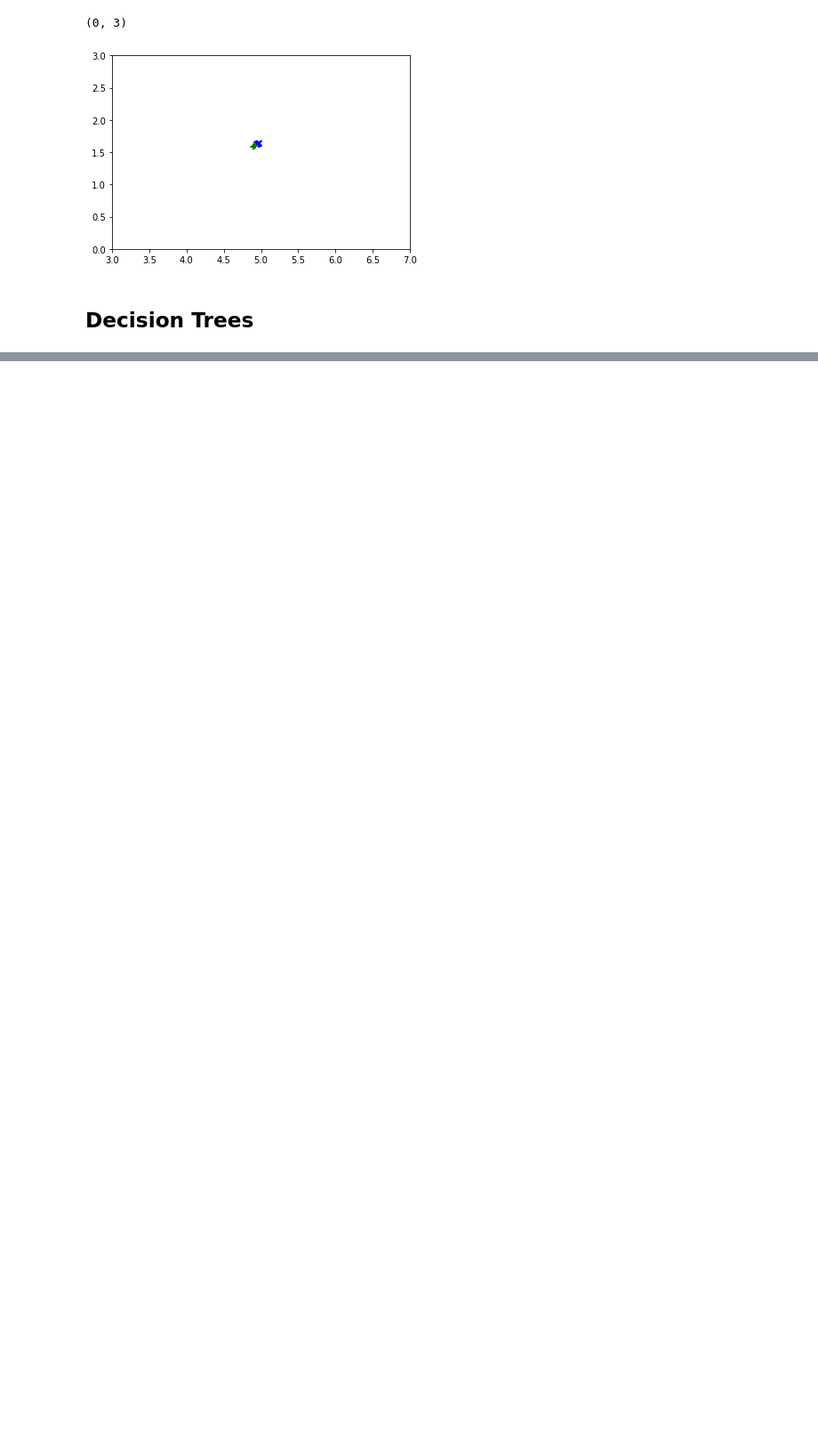
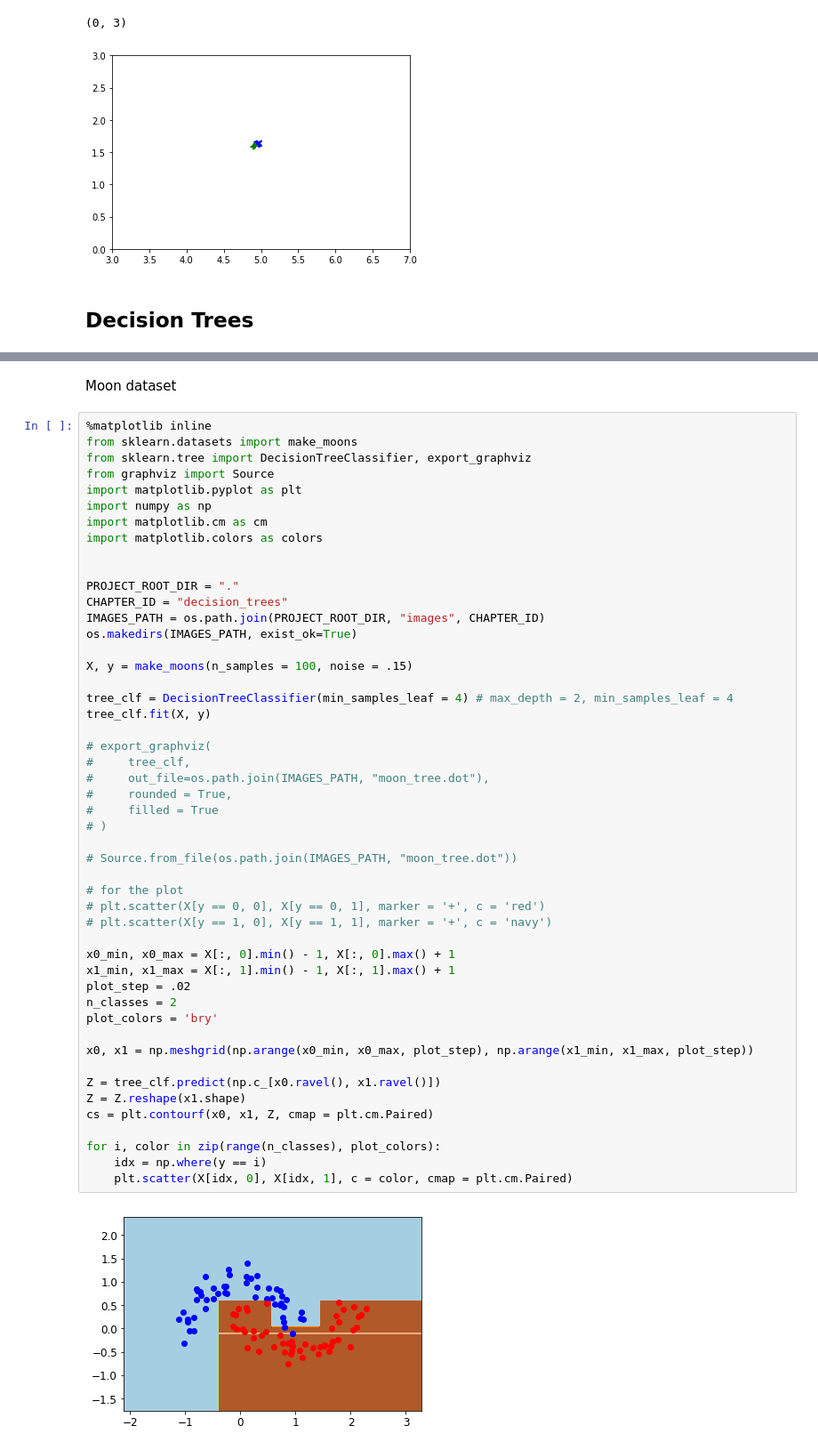
Before and after one commit to shunw/p_tools, a Jupyter notebook: machine_learn_alg_pra.ipynb, the cells around one changed output, grey strips where cells are left out. Shown: that part at 89% size. Drawn from its saved outputs; the diff is of its cells as text; blank space fills up the shorter version.

Commit message:
decision tree

```diff
--- a/machine_learn_alg_pra.ipynb
+++ b/machine_learn_alg_pra.ipynb
@@ -239,0 +215,53 @@ SyntaxError: invalid syntax (<ipython-input-56-304b87a17c74>, line 32)
+# %% [markdown]
+Moon dataset
+# %%
+%matplotlib inline
+from sklearn.datasets import make_moons
+from sklearn.tree import DecisionTreeClassifier, export_graphviz
+from graphviz import Source
+import matplotlib.pyplot as plt
+import numpy as np
+import matplotlib.cm as cm
+import matplotlib.colors as colors
+
+
+PROJECT_ROOT_DIR = "."
+CHAPTER_ID = "decision_trees"
+IMAGES_PATH = os.path.join(PROJECT_ROOT_DIR, "images", CHAPTER_ID)
+os.makedirs(IMAGES_PATH, exist_ok=True)
+
+X, y = make_moons(n_samples = 100, noise = .15)
+
+tree_clf = DecisionTreeClassifier(min_samples_leaf = 4) # max_depth = 2, min_samples_leaf = 4
+tree_clf.fit(X, y)
+
+# export_graphviz(
+#     tree_clf,
+#     out_file=os.path.join(IMAGES_PATH, "moon_tree.dot"),
+#     rounded = True,
+#     filled = True
+# )
+
+# Source.from_file(os.path.join(IMAGES_PATH, "moon_tree.dot"))
+
+# for the plot
+# plt.scatter(X[y == 0, 0], X[y == 0, 1], marker = '+', c = 'red')
+# plt.scatter(X[y == 1, 0], X[y == 1, 1], marker = '+', c = 'navy')
+
+x0_min, x0_max = X[:, 0].min() - 1, X[:, 0].max() + 1
+x1_min, x1_max = X[:, 1].min() - 1, X[:, 1].max() + 1
+plot_step = .02
+n_classes = 2
+plot_colors = 'bry'
+
+x0, x1 = np.meshgrid(np.arange(x0_min, x0_max, plot_step), np.arange(x1_min, x1_max, plot_step))
+
+Z = tree_clf.predict(np.c_[x0.ravel(), x1.ravel()])
+Z = Z.reshape(x1.shape)
+cs = plt.contourf(x0, x1, Z, cmap = plt.cm.Paired)
+
+for i, color in zip(range(n_classes), plot_colors):
+    idx = np.where(y == i)
+    plt.scatter(X[idx, 0], X[idx, 1], c = color, cmap = plt.cm.Paired)
+# %% [output]
+[figure, added]
```
Also changed, not shown: parts of 2 cells of this notebook, 5 other files.
